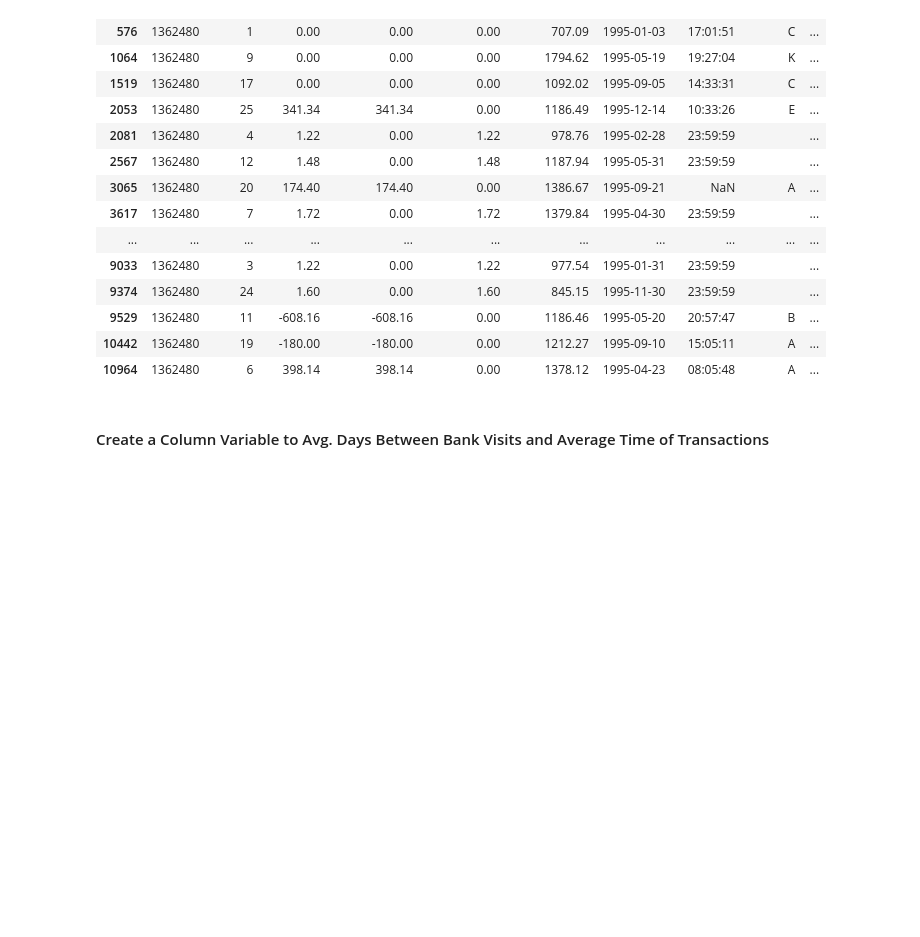
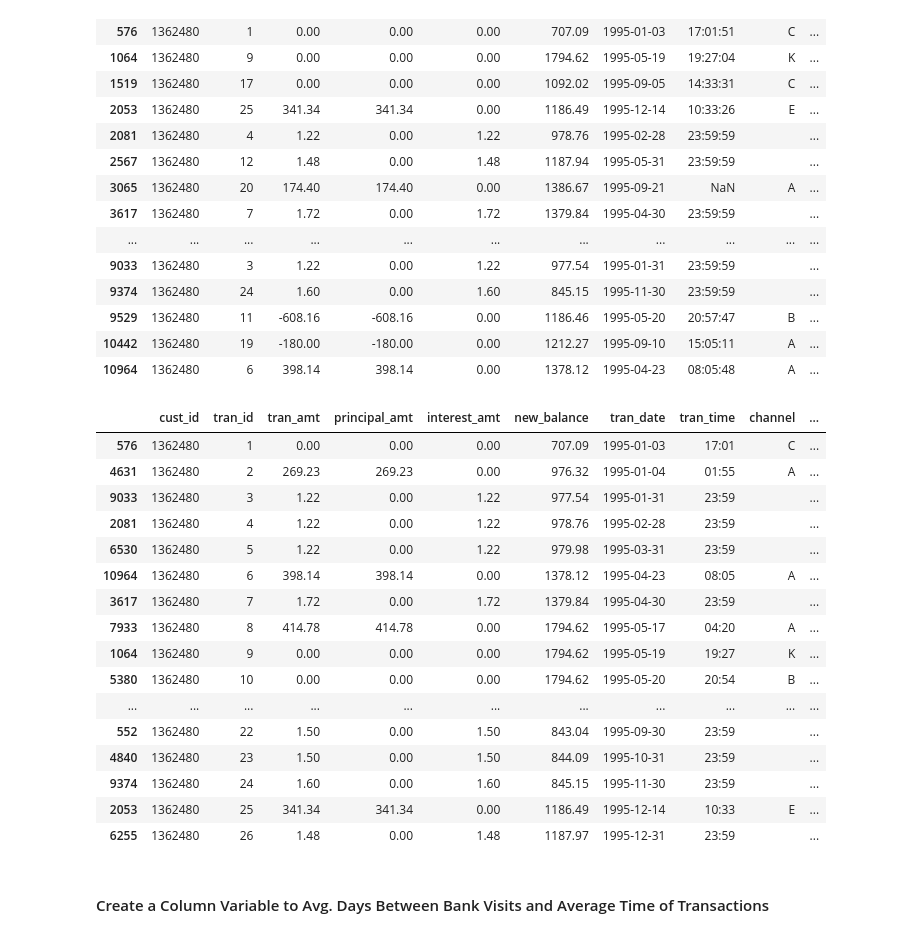
Before and after one commit to btmarsh6/mini-project-III, a Jupyter notebook: Brittany_Clean_Merge_Notebook.ipynb, the cells around one changed output. Saved outputs shown, nothing was run; the diff lists cells and outputs as text; code cells hidden in the pictures; blank space fills up the shorter version.

```diff
--- a/Brittany_Clean_Merge_Notebook.ipynb
+++ b/Brittany_Clean_Merge_Notebook.ipynb
@@ -549,6 +555,31 @@ test
 | 9529 | 1362480 | 11 | -608.16 | -608.16 | 0.00 | 1186.46 | 1995-05-20 | 20:57:47 | B | ... |
 | 10442 | 1362480 | 19 | -180.00 | -180.00 | 0.00 | 1212.27 | 1995-09-10 | 15:05:11 | A | ... |
 | 10964 | 1362480 | 6 | 398.14 | 398.14 | 0.00 | 1378.12 | 1995-04-23 | 08:05:48 | A | ... |
+# %%
+# Needed to order by Date of Transaction
+savings_tran_df = savings_tran_df.sort_values(by='tran_date', ascending=True)
+savings_tran_df['tran_time'] = pd.to_datetime(savings_tran_df['tran_time'])
+savings_tran_df['tran_time'] = savings_tran_df['tran_time'].dt.strftime('%H:%M')
+test = savings_tran_df[savings_tran_df['cust_id'] == 1362480]
+test
+# %% [output]
+|  | cust_id | tran_id | tran_amt | principal_amt | interest_amt | new_balance | tran_date | tran_time | channel | ... |
+| 576 | 1362480 | 1 | 0.00 | 0.00 | 0.00 | 707.09 | 1995-01-03 | 17:01 | C | ... |
+| 4631 | 1362480 | 2 | 269.23 | 269.23 | 0.00 | 976.32 | 1995-01-04 | 01:55 | A | ... |
+| 9033 | 1362480 | 3 | 1.22 | 0.00 | 1.22 | 977.54 | 1995-01-31 | 23:59 |  | ... |
+| 2081 | 1362480 | 4 | 1.22 | 0.00 | 1.22 | 978.76 | 1995-02-28 | 23:59 |  | ... |
+| 6530 | 1362480 | 5 | 1.22 | 0.00 | 1.22 | 979.98 | 1995-03-31 | 23:59 |  | ... |
+| 10964 | 1362480 | 6 | 398.14 | 398.14 | 0.00 | 1378.12 | 1995-04-23 | 08:05 | A | ... |
+| 3617 | 1362480 | 7 | 1.72 | 0.00 | 1.72 | 1379.84 | 1995-04-30 | 23:59 |  | ... |
+| 7933 | 1362480 | 8 | 414.78 | 414.78 | 0.00 | 1794.62 | 1995-05-17 | 04:20 | A | ... |
+| 1064 | 1362480 | 9 | 0.00 | 0.00 | 0.00 | 1794.62 | 1995-05-19 | 19:27 | K | ... |
+| 5380 | 1362480 | 10 | 0.00 | 0.00 | 0.00 | 1794.62 | 1995-05-20 | 20:54 | B | ... |
+| ... | ... | ... | ... | ... | ... | ... | ... | ... | ... | ... |
+| 552 | 1362480 | 22 | 1.50 | 0.00 | 1.50 | 843.04 | 1995-09-30 | 23:59 |  | ... |
+| 4840 | 1362480 | 23 | 1.50 | 0.00 | 1.50 | 844.09 | 1995-10-31 | 23:59 |  | ... |
+| 9374 | 1362480 | 24 | 1.60 | 0.00 | 1.60 | 845.15 | 1995-11-30 | 23:59 |  | ... |
+| 2053 | 1362480 | 25 | 341.34 | 341.34 | 0.00 | 1186.49 | 1995-12-14 | 10:33 | E | ... |
+| 6255 | 1362480 | 26 | 1.48 | 0.00 | 1.48 | 1187.97 | 1995-12-31 | 23:59 |  | ... |
 # %% [markdown]
 #### Create a Column Variable to Avg. Days Between Bank Visits and Average Time of Transactions
 # %%
```
Also changed, not shown: parts of 27 cells of this notebook, 4 other files.
